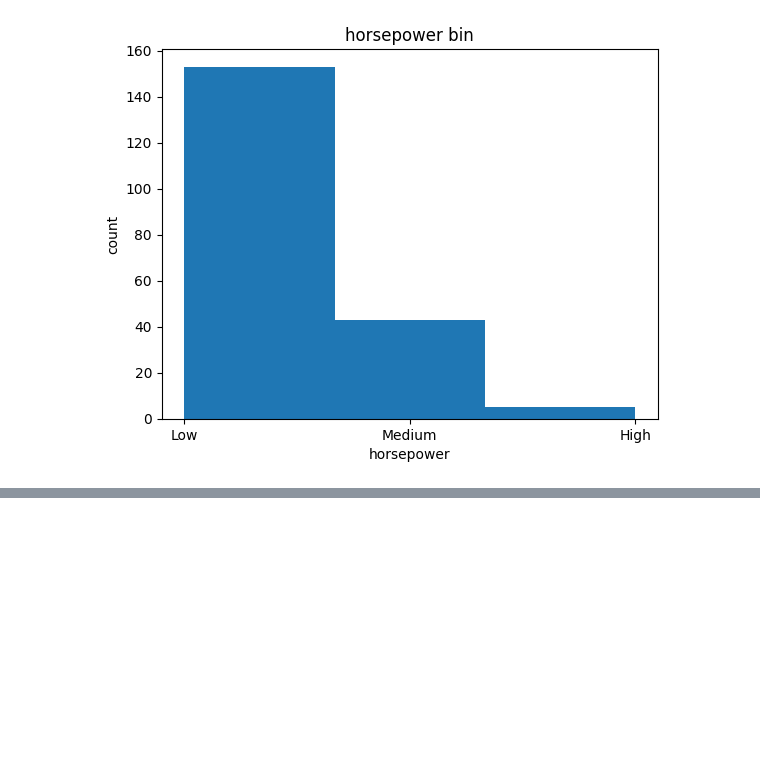
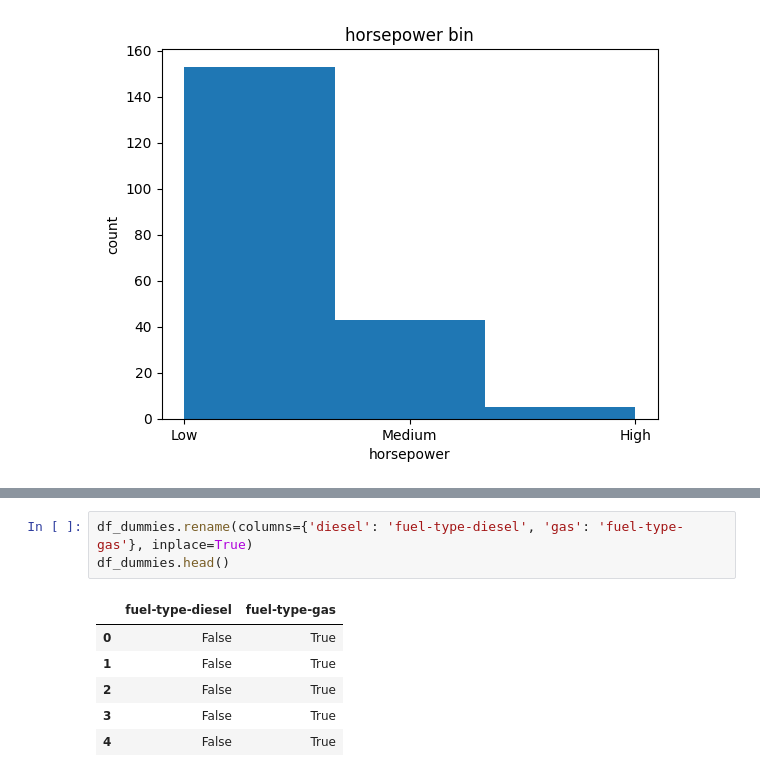
Before and after one commit to VishSeran/Data-Preprocessing-ML, a Jupyter notebook: Data-Wrangling.ipynb, the cells around one changed output, grey strips where cells are left out. Cells and saved outputs as stored; diff of their text form; blank space fills up the shorter version.

```diff
--- a/Data-Wrangling.ipynb
+++ b/Data-Wrangling.ipynb
@@ -617,0 +679,10 @@ Text(0.5, 1.0, 'horsepower bin')
+# %%
+df_dummies.rename(columns={'diesel': 'fuel-type-diesel', 'gas': 'fuel-type-gas'}, inplace=True)
+df_dummies.head()
+# %% [output]
+|  | fuel-type-diesel | fuel-type-gas |
+| 0 | False | True |
+| 1 | False | True |
+| 2 | False | True |
+| 3 | False | True |
+| 4 | False | True |
```
Also changed, not shown: parts of 19 cells of this notebook, 1 other file.
